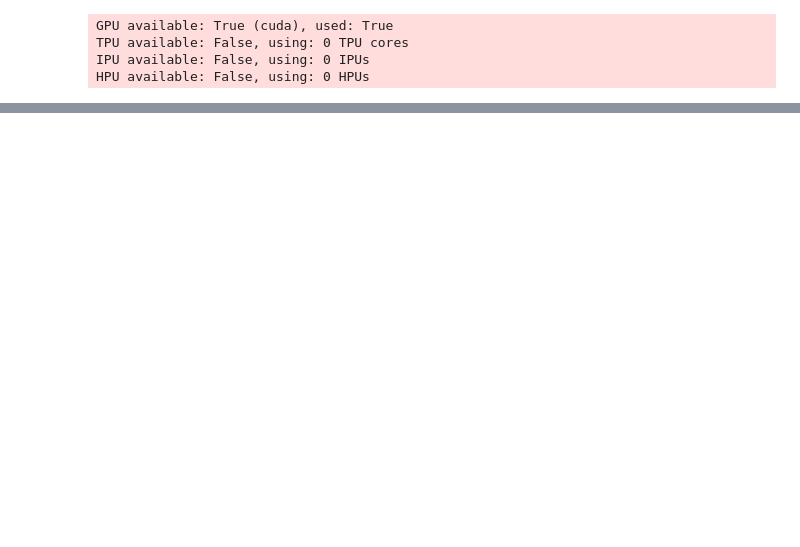
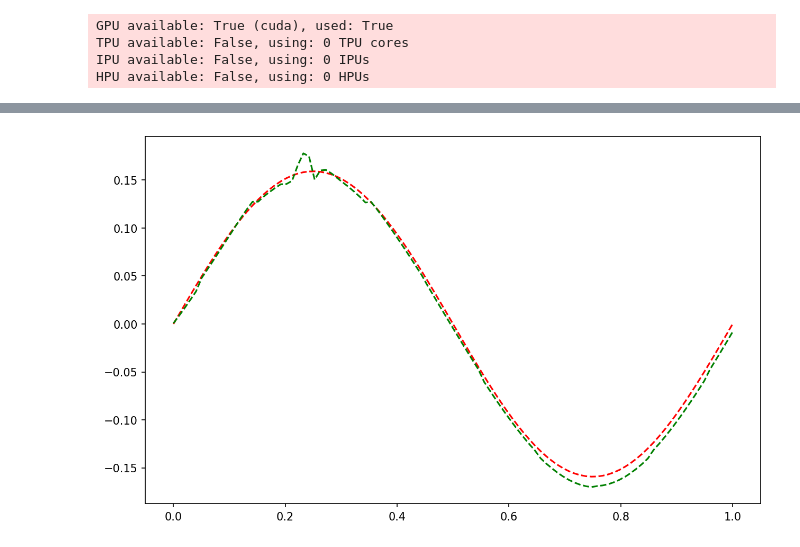
Before and after one commit to Axect/DeepONet_from_scratch, a Jupyter notebook: notes/integral.ipynb, the cells around one changed output, grey strips where cells are left out. Cells and saved outputs as stored; diff of their text form; code cells hidden in the pictures; blank space fills up the shorter version.

```diff
--- a/notes/integral.ipynb
+++ b/notes/integral.ipynb
@@ -400,0 +425,20 @@ plt.show()
+# %%
+x = torch.linspace(0, 1, 100).view( -1, 1).to("cuda:0")
+u = (np.pi * 2 * x).cos()
+y = torch.linspace(0, 1, 100).view( -1, 1).to("cuda:0")
+Guy = (np.pi * 2 * y).sin() / (np.pi * 2)
+Guy_pred = predict(model, u, y).squeeze(0)
+
+u = u.detach().cpu().numpy()
+y = y.detach().cpu().numpy()
+Guy = Guy.detach().cpu().numpy()
+Guy_pred = Guy_pred.detach().cpu().numpy()
+# %%
+plt.figure(figsize=(10, 6), dpi=150)
+# plt.plot(x, u, '-', color='darkblue', label="GRF")
+plt.plot(y, Guy, 'r--', label="Integral")
+plt.plot(y, Guy_pred, 'g--', label="Predicted Integral")
+# plt.ylim(-0.5, 0.5)
+plt.show()
+# %% [output]
+[figure, added]
```
Also changed, not shown: parts of 22 cells of this notebook, 3 other files.
